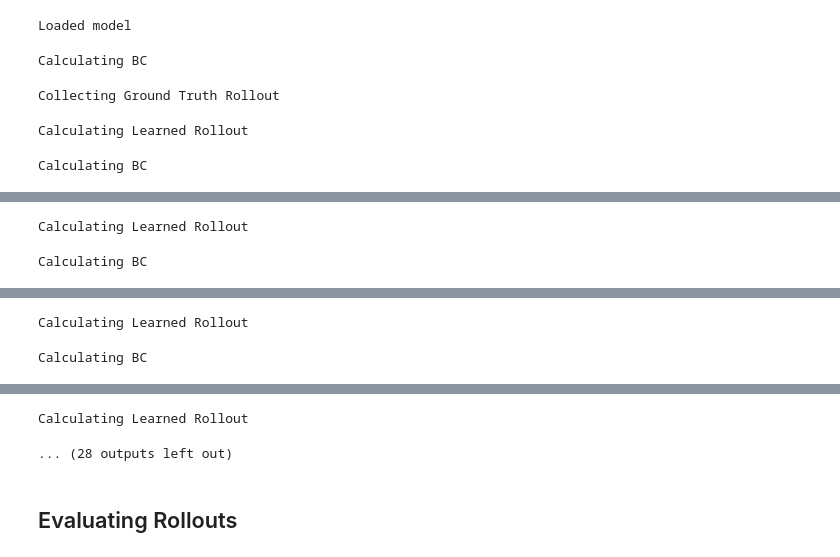
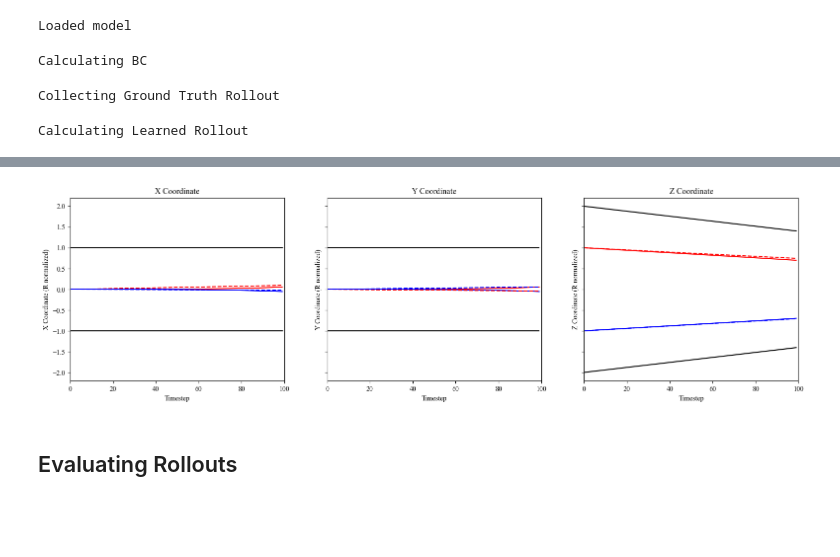
Before and after one commit to MaxGeraedts/DEM-GNN, a Jupyter notebook: Equivariant_model.ipynb, the cells around one changed output, grey strips where cells are left out. Saved outputs shown, nothing was run; the diff lists cells and outputs as text; code cells hidden in the pictures; blank space fills up the shorter version.

```diff
--- a/Equivariant_model.ipynb
+++ b/Equivariant_model.ipynb
@@ -114,7 +93,6 @@ def GetLimits(data):
     return limits
 # %%
 from Encoding import ConstructTopology, TopologyFromPlausibleTopology
-from ML_functions import Rescale
 class LearnedSimulator:
     def BCrollout(self):
         print("Calculating BC")
@@ -130,8 +108,7 @@ class LearnedSimulator:
         GroundTruth = np.empty(GetLength(self.par_data),dtype=object)
         for t in trange(GetLength(self.par_data)):
             MatlabTopology = TopologyFromPlausibleTopology(self.super_topology,self.par_data[t],self.BC_rollout[t],self.tol)
-            data= ToPytorchData(self.par_data[t],self.BC_rollout[t],self.tol,MatlabTopology)[0]
-            GroundTruth[t] = data
+            GroundTruth[t] = ToPytorchData(self.par_data[t],self.BC_rollout[t],self.tol,MatlabTopology)[0]
             GroundTruth[t].MatlabTopology = MatlabTopology
         return GroundTruth
 
@@ -140,20 +117,20 @@ class LearnedSimulator:
         with torch.inference_mode():
             ML_Rollout = np.empty((self.timesteps),dtype=object)
             par_inp = self.par_data[0]
-            MatlabTopology = TopologyFromPlausibleTopology(self.super_topology,par_inp,self.BC_rollout[0],self.tol)
-            ML_Rollout[0] = ToPytorchData(par_inp,self.BC_rollout[0],self.tol,MatlabTopology)[0]
-            ML_Rollout[0].MatlabTopology = MatlabTopology
-            for t in tqdm(range(1,self.timesteps)):
-                input_data = ToPytorchData(par_inp,self.BC_rollout[t],self.tol,MatlabTopology)[0]
-                if self.transform is not None: input_data = self.transform(input_data)
-                input_data.to(self.device)
-                output = self.model(input_data)
-                output = self.rescale(output)
-                par_inp[:,:3] = par_inp[:,:3]+output[input_data.mask].cpu().numpy()
+            for t in tqdm(range(0,self.timesteps)):
+
                 MatlabTopology = TopologyFromPlausibleTopology(self.super_topology,par_inp,self.BC_rollout[t],self.tol)
-                output_data = ToPytorchData(par_inp,self.BC_rollout[t],self.tol,MatlabTopology,)[0]
-                ML_Rollout[t] = output_data
+                ML_Rollout[t] = ToPytorchData(par_inp,self.BC_rollout[t],self.tol,MatlabTopology)[0]
                 ML_Rollout[t].MatlabTopology = MatlabTopology
+
+                if t is not self.timesteps-1:
+                    input_data = ToPytorchData(par_inp,self.BC_rollout[t+1],self.tol,MatlabTopology)[0]
+                    if self.transform is not None: input_data = self.transform(input_data)
+                    input_data.to(self.device)
+                    output = self.model(input_data)
+                    output = self.rescale(output,self.device)
+                    par_inp[:,:3] = par_inp[:,:3]+output[input_data.mask].cpu().numpy()
+
         return ML_Rollout
 
     def __init__(self,i:int,model,data_agr, top_agr,BC_agr,scale_function,super_tol:int,tol:int,transform,timesteps:int=100):
@@ -205,19 +182,20 @@ except: print("Failed plot")
 # %%
 from Plotting import PlotXYZ
-from ML_functions import NormalizePos, GetModel
+from ML_functions import NormalizePos, GetModel, Rescale
 dataset_name="2Sphere"
 model_ident = "NewModel_1"
 model = GetModel(dataset_name,model_ident)
 transform = T.Compose([NormalizePos(dataset_name),pre_transform])
+scale_function = Rescale(dataset_name)
 AggregatedArgs = MaskTestData(dataset_name)
 # %% [output]
 Loaded model
 # %%
-for sample_idx in range(10):
+for sample_idx in range(1):
     #AggregatedArgs = SplitData(dataset_name,data_split)
     super_tol=1
     tol=0
-    Rollout = LearnedSimulator(model,*AggregatedArgs,sample_idx,super_tol,tol,transform=transform,timesteps=100)
+    Rollout = LearnedSimulator(sample_idx,model,*AggregatedArgs,scale_function,super_tol,tol,transform=transform,timesteps=100)
 
     if dataset_name == "2Sphere":
         PlotXYZ(Rollout,t_max=100)
@@ -225,4 +203,3 @@ for sample_idx in range(10):
 Calculating BC
 Collecting Ground Truth Rollout
 Calculating Learned Rollout
-Calculating BC
@@ -230,2 +205,0 @@ Collecting Ground Truth Rollout
-Calculating Learned Rollout
-Calculating BC
@@ -233,2 +205,0 @@ Collecting Ground Truth Rollout
-Calculating Learned Rollout
-Calculating BC
@@ -236,5 +206,4 @@ Collecting Ground Truth Rollout
-Calculating Learned Rollout
-... (28 outputs left out)
+[figure, added]
 # %% [markdown]
 ## Evaluating Rollouts
 # %%
```
Also changed, not shown: parts of 13 cells of this notebook, 2 other files.
